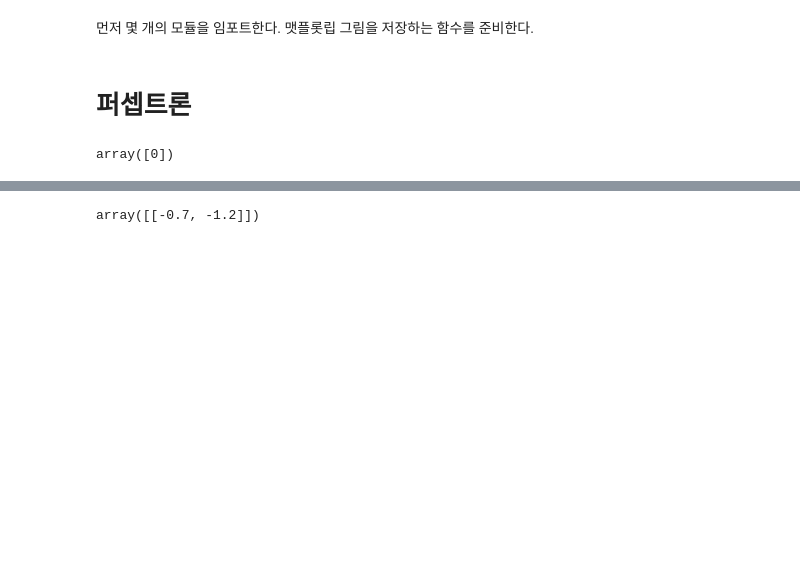
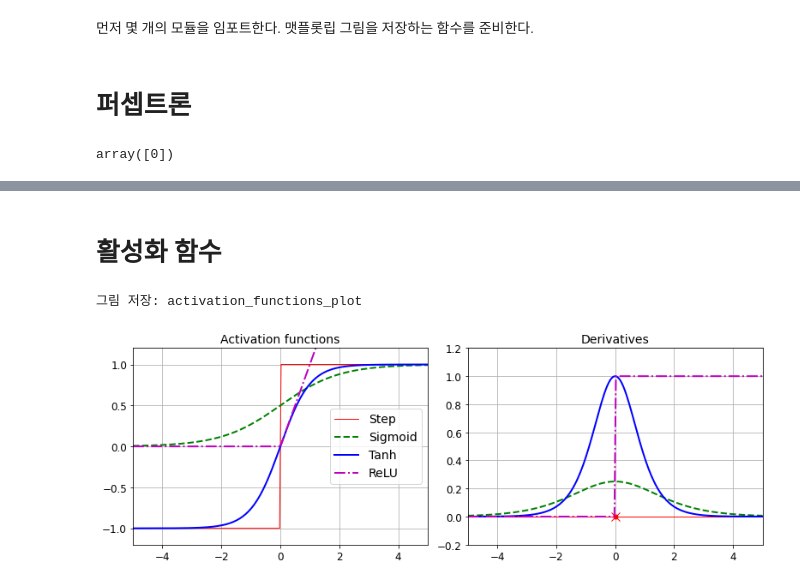
Before and after one commit to r0cd7b/Machine_Learning, a Jupyter notebook: Neural_Nets_With_Keras.ipynb, the cells around one changed output, grey strips where cells are left out. Drawn from its saved outputs; the diff is of its cells as text; code cells hidden in the pictures; blank space fills up the shorter version.

```diff
--- a/Neural_Nets_With_Keras.ipynb
+++ b/Neural_Nets_With_Keras.ipynb
@@ -70,4 +73,40 @@ plt.show()
-# %%
-per_clf.coef_
-# %% [output]
-array([[-0.7, -1.2]])
+# %% [markdown]
+# 활성화 함수
+# %%
+def sigmoid(z):
+    return 1 / (1 + np.exp(-z))
+
+
+def relu(z):
+    return np.maximum(0, z)
+
+
+def derivative(f, z, eps=0.000001):
+    return (f(z + eps) - f(z - eps)) / (2 * eps)
+# %%
+z = np.linspace(-5, 5, 200)
+plt.figure(figsize=(11, 4))
+plt.subplot(121)
+plt.plot(z, np.sign(z), "r-", linewidth=1, label="Step")
+plt.plot(z, sigmoid(z), "g--", linewidth=2, label="Sigmoid")
+plt.plot(z, np.tanh(z), "b-", linewidth=2, label="Tanh")
+plt.plot(z, relu(z), "m-.", linewidth=2, label="ReLU")
+plt.grid(True)
+plt.legend(loc="center right", fontsize=14)
+plt.title("Activation functions", fontsize=14)
+plt.axis([-5, 5, -1.2, 1.2])
+plt.subplot(122)
+plt.plot(z, derivative(np.sign, z), "r-", linewidth=1, label="Step")
+plt.plot(0, 0, "ro", markersize=5)
+plt.plot(0, 0, "rx", markersize=10)
+plt.plot(z, derivative(sigmoid, z), "g--", linewidth=2, label="Sigmoid")
+plt.plot(z, derivative(np.tanh, z), "b-", linewidth=2, label="Tanh")
+plt.plot(z, derivative(relu, z), "m-.", linewidth=2, label="ReLU")
+plt.grid(True)
+plt.title("Derivatives", fontsize=14)
+plt.axis([-5, 5, -0.2, 1.2])
+save_fig("activation_functions_plot")
+plt.show()
+# %% [output]
+그림 저장: activation_functions_plot
+[figure, added]
```
Also changed, not shown: parts of 1 cell of this notebook, 2 other files.
